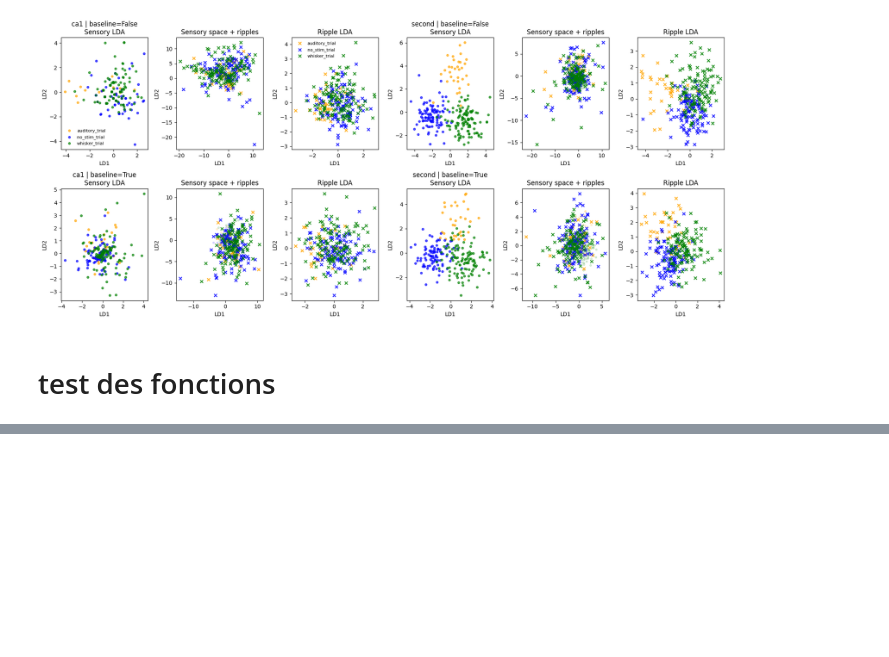
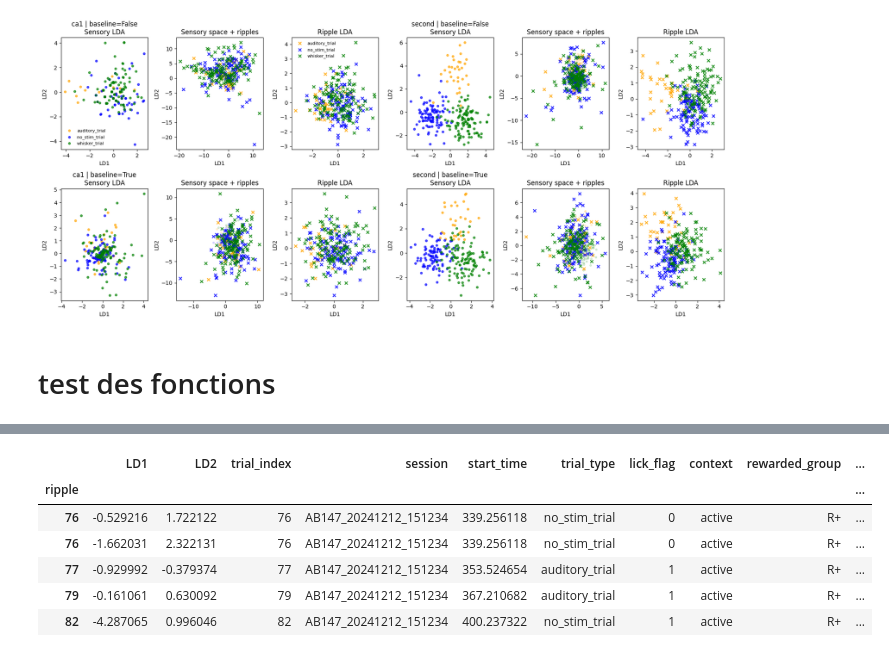
Before and after one commit to LSENS-BMI-EPFL/NWB_analysis, a Jupyter notebook: ripples_analysis/Analysis_TONI/data_exploration.ipynb, the cells around one changed output, grey strips where cells are left out. Cells and saved outputs as stored; diff of their text form; code cells hidden in the pictures; blank space fills up the shorter version.

```diff
--- a/ripples_analysis/Analysis_TONI/data_exploration.ipynb
+++ b/ripples_analysis/Analysis_TONI/data_exploration.ipynb
@@ -503,6 +503,4 @@ plot_2x2x3(results, brain_regions=['ca1','second'], baselines=[False, True])
 # %%
 
 
-X_sensory_lda, y_sensory_lda, meta_trials, X_ripples_lda, y_ripples_lda, meta_ripples = prepare_vector_LDA(df, brain_region="ca1", window_sensory=0.05, window_ripple=0.05, substract_baseline=True, classes_labels=("no_stim_trial", "whisker_trial", "auditory_trial"))
-
-#salut
+X_sensory, y_sensory, meta_trials, X_ripples, y_ripples, meta_ripples = prepare_vector_LDA(df, brain_region="second", window_sensory=0.05, window_ripple=0.05, substract_baseline=True, classes_labels=("no_stim_trial", "whisker_trial", "auditory_trial"))
@@ -509,2 +517,3 @@ X_sensory_lda, y_sensory_lda, meta_trials, X_ripples_lda, y_ripples_lda, meta_ri
 # %%
-X_sensory_lda
+model_lda,X_sensory_lda, expl_variance =fit_lda(X_sensory, y_sensory)
+model_lda_ripples,X_ripples_lda, expl_variance_ripples =fit_lda(X_ripples, y_ripples)
@@ -518,0 +520,4 @@ array([[ 0,  0,  0, ...,  0,  0, -1],
+# %%
+X_ripples_lda=project_lda(model_lda, X_ripples)
+# %%
+df_sensory_lda, df_ripples_lda=make_lda_tables(X_sensory_lda, meta_trials, X_ripples_lda, meta_ripples, classes_labels=("no_stim_trial", "whisker_trial", "auditory_trial"))
@@ -518,0 +534,10 @@ array([[ 0,  0,  0, ...,  0,  0, -1],
+# %%
+df_ripples_lda.head()
+# %% [output]
+|  | LD1 | LD2 | trial_index | session | start_time | trial_type | lick_flag | context | rewarded_group | ... |
+| ripple |  |  |  |  |  |  |  |  |  | ... |
+| 76 | -0.529216 | 1.722122 | 76 | AB147_20241212_151234 | 339.256118 | no_stim_trial | 0 | active | R+ | ... |
+| 76 | -1.662031 | 2.322131 | 76 | AB147_20241212_151234 | 339.256118 | no_stim_trial | 0 | active | R+ | ... |
+| 77 | -0.929992 | -0.379374 | 77 | AB147_20241212_151234 | 353.524654 | auditory_trial | 1 | active | R+ | ... |
+| 79 | -0.161061 | 0.630092 | 79 | AB147_20241212_151234 | 367.210682 | auditory_trial | 1 | active | R+ | ... |
+| 82 | -4.287065 | 0.996046 | 82 | AB147_20241212_151234 | 400.237322 | no_stim_trial | 1 | active | R+ | ... |
```
Also changed, not shown: parts of 3 cells of this notebook, 2 other files.
